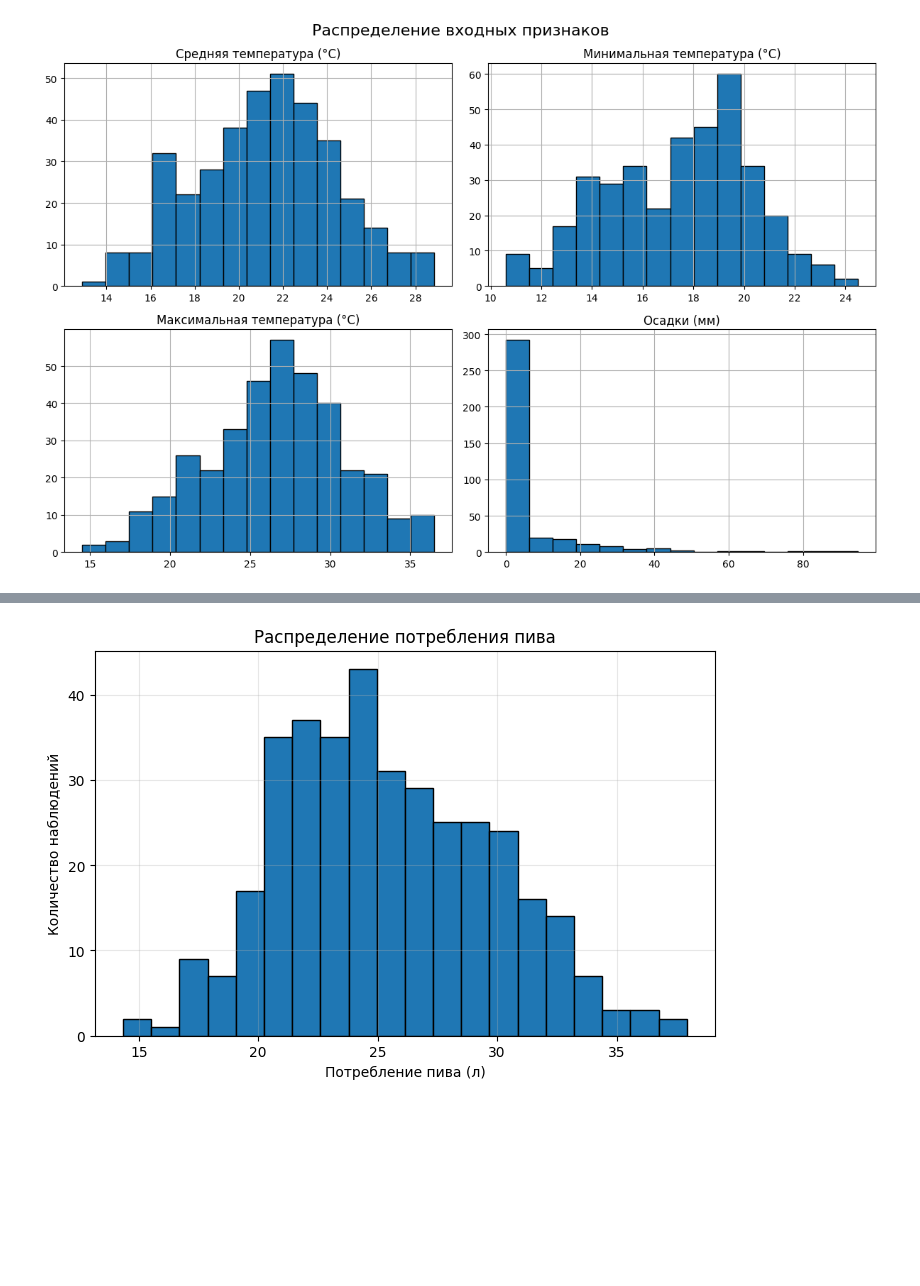
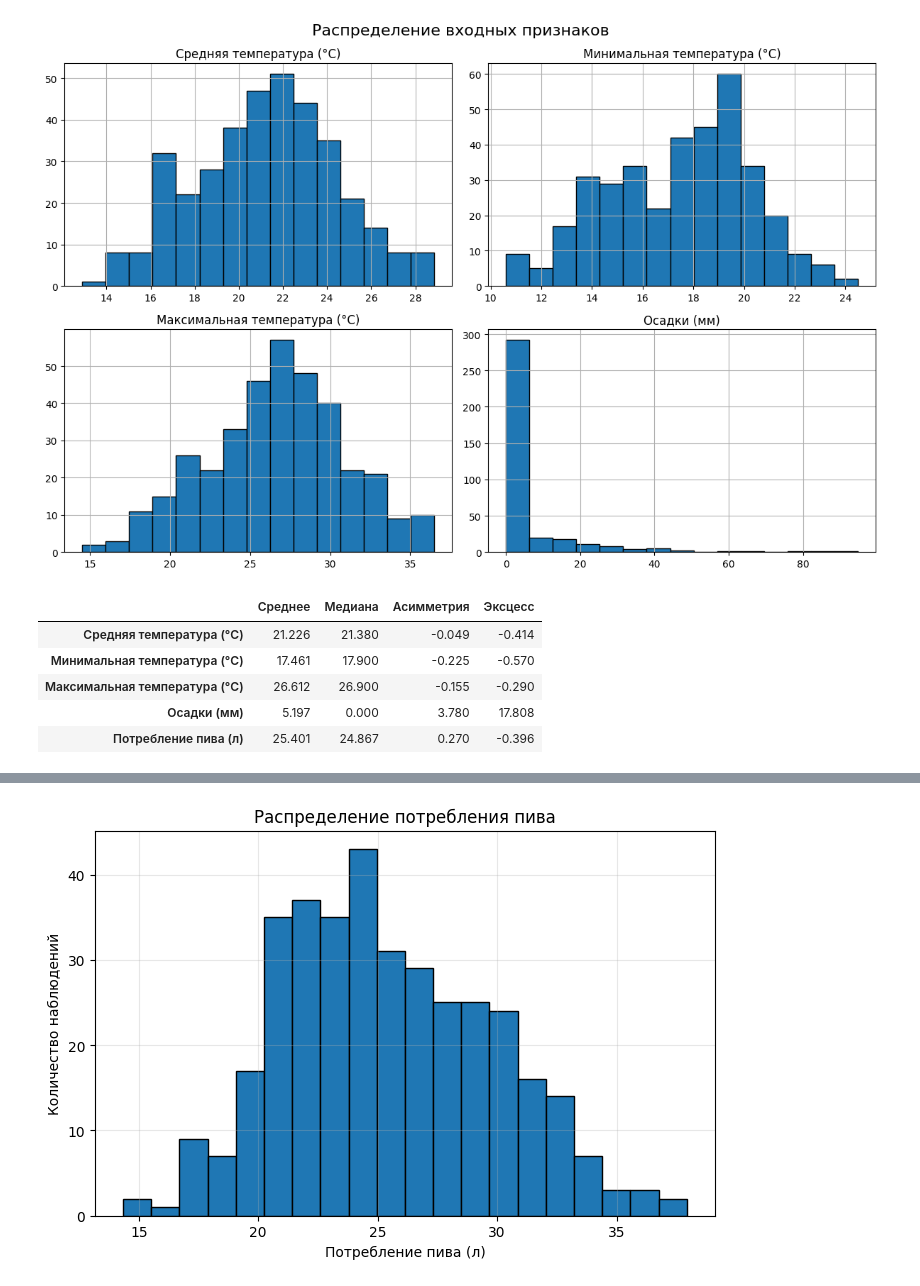
Before and after one commit to Geronimo-MA/linear-regression-lab1, a Jupyter notebook: lab1_beer_regression.ipynb, the cells around one changed output, grey strips where cells are left out. Cells and saved outputs as stored; diff of their text form; code cells hidden in the pictures; blank space fills up the shorter version.

```diff
--- a/lab1_beer_regression.ipynb
+++ b/lab1_beer_regression.ipynb
@@ -228,3 +228,21 @@ plt.tight_layout()
 plt.show()
 # %% [output]
 [figure]
+# %%
+distribution_data = pd.concat([X, y], axis=1)
+
+distribution_stats = pd.DataFrame({
+    'Среднее': distribution_data.mean(),
+    'Медиана': distribution_data.median(),
+    'Асимметрия': distribution_data.skew(),
+    'Эксцесс': distribution_data.kurt()
+})
+
+distribution_stats.round(3)
+# %% [output]
+|  | Среднее | Медиана | Асимметрия | Эксцесс |
+| Средняя температура (°C) | 21.226 | 21.380 | -0.049 | -0.414 |
+| Минимальная температура (°C) | 17.461 | 17.900 | -0.225 | -0.570 |
+| Максимальная температура (°C) | 26.612 | 26.900 | -0.155 | -0.290 |
+| Осадки (мм) | 5.197 | 0.000 | 3.780 | 17.808 |
+| Потребление пива (л) | 25.401 | 24.867 | 0.270 | -0.396 |
```
Also changed, not shown: parts of 26 cells of this notebook.
